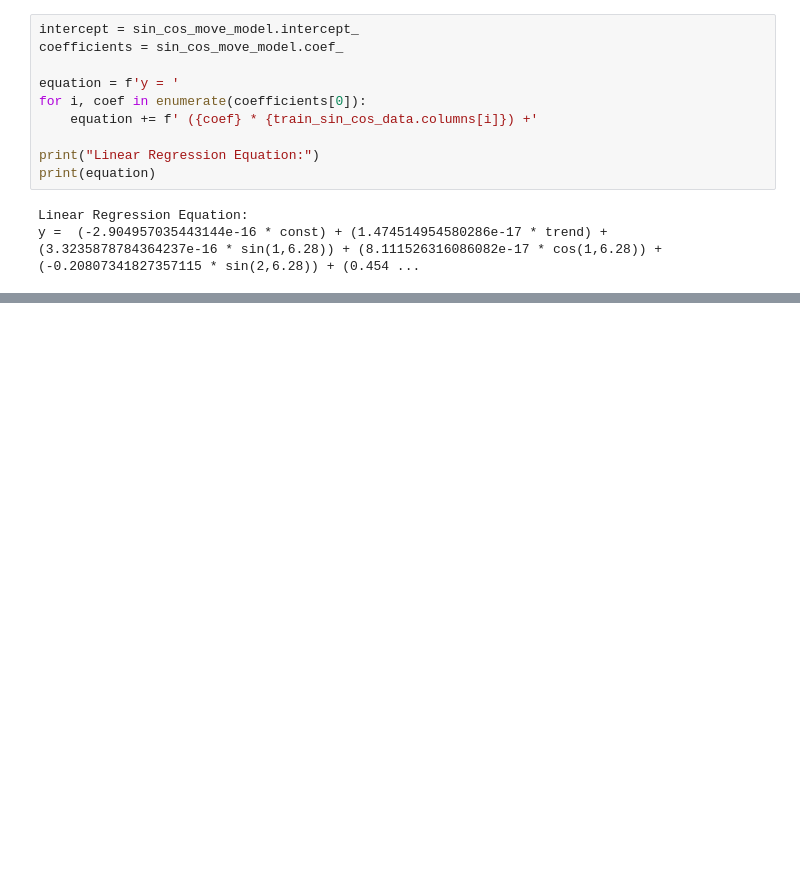
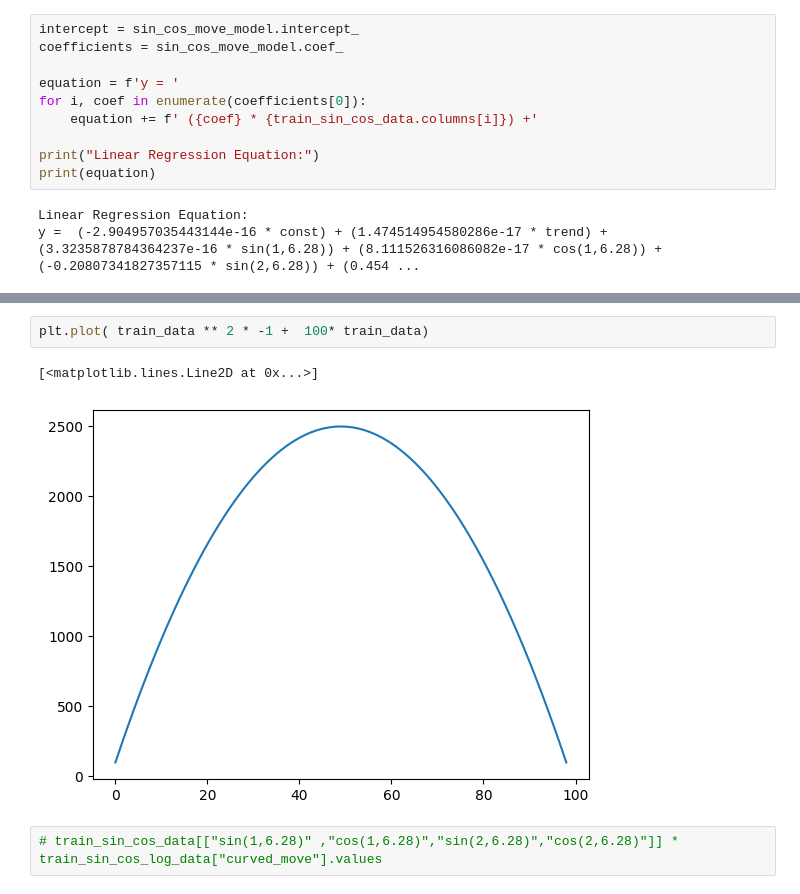
Before and after one commit to CaioMaxximus/Exploring-Different-Curves-with-Linear-Regression, a Jupyter notebook: creating-diferent-curves-with-linear-regression.ipynb, the cells around one changed output, grey strips where cells are left out. Drawn from its saved outputs; the diff is of its cells as text; blank space fills up the shorter version.

```diff
--- a/creating-diferent-curves-with-linear-regression.ipynb
+++ b/creating-diferent-curves-with-linear-regression.ipynb
@@ -376,0 +414,7 @@ y =  (-2.904957035443144e-16 * const) + (1.474514954580286e-17 * trend) + (3.323
+# %%
+plt.plot( train_data ** 2 * -1 +  100* train_data)
+# %% [output]
+[<matplotlib.lines.Line2D at 0x...>]
+[figure, added]
+# %%
+# train_sin_cos_data[["sin(1,6.28)" ,"cos(1,6.28)","sin(2,6.28)","cos(2,6.28)"]] * train_sin_cos_log_data["curved_move"].values
```
Also changed, not shown: parts of 6 cells of this notebook.
